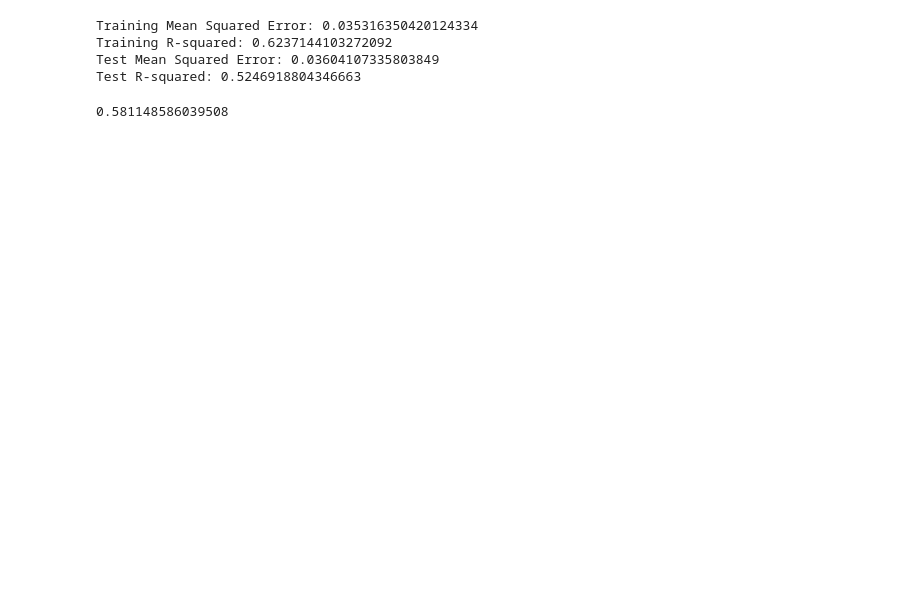
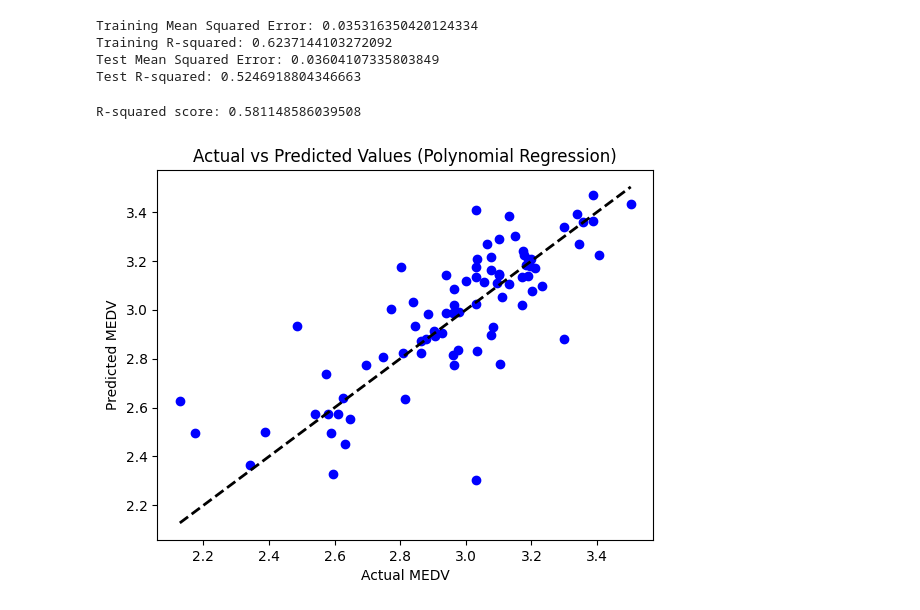
Before and after one commit to Farazmghm/Business-Machine-Learning-and-EDA, a Jupyter notebook: Crime.ipynb, the cells around one changed output. Drawn from its saved outputs; the diff is of its cells as text; code cells hidden in the pictures; blank space fills up the shorter version.

```diff
--- a/Crime.ipynb
+++ b/Crime.ipynb
@@ -896,15 +920,25 @@ Test R-squared: 0.5246918804346663
 # %%
 from sklearn.preprocessing import PolynomialFeatures
 
 X=df.drop(columns=['MEDV'],axis=1)
 y=df['MEDV']
 X_train, X_test, y_train, y_test = train_test_split(X, y, test_size=0.2, random_state=42)
 model=LinearRegression()
 ploy=PolynomialFeatures(degree=2)
 X_train_poly=ploy.fit_transform(X_train)
 X_test_poly=ploy.fit_transform(X_test)
 model.fit(X_train_poly,y_train)
 score=model.score(X_test_poly,y_test)
-print(score)
+print("R-squared score:", score)
+
+# Predicting on test set
+y_pred = model.predict(X_test_poly)
+plt.scatter(y_test, y_pred, color='blue')
+plt.plot([y_test.min(), y_test.max()], [y_test.min(), y_test.max()], 'k--', lw=2)
+plt.xlabel('Actual MEDV')
+plt.ylabel('Predicted MEDV')
+plt.title('Actual vs Predicted Values (Polynomial Regression)')
+plt.show()
 # %% [output]
-0.581148586039508
+R-squared score: 0.581148586039508
+[figure, added]
```
Also changed, not shown: parts of 2 cells of this notebook.
